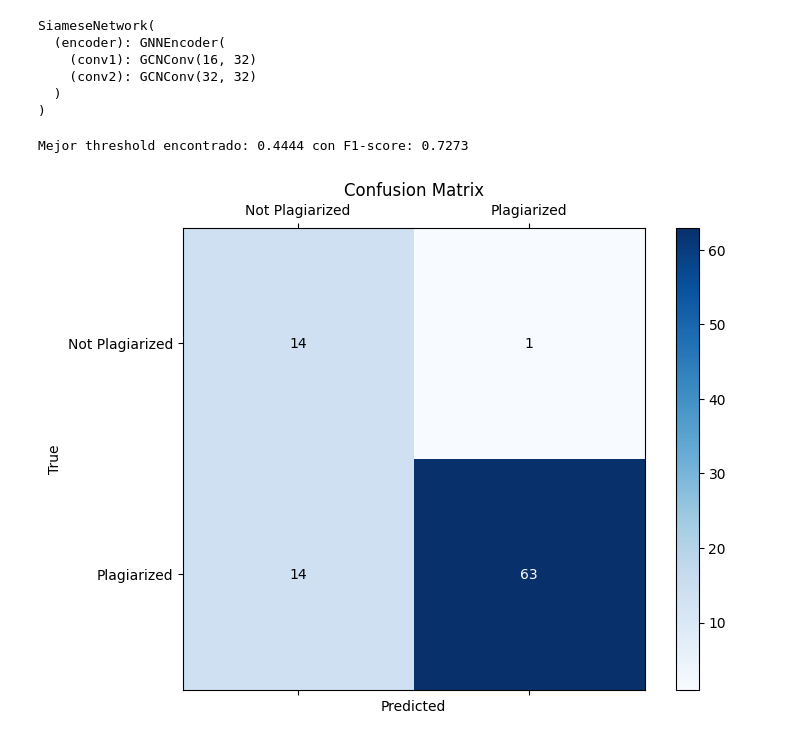
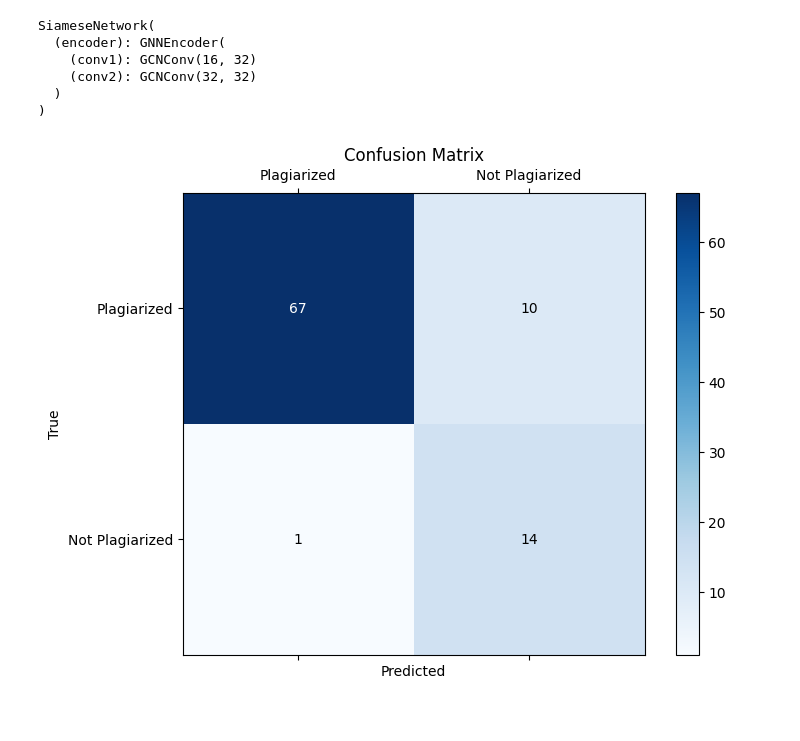
Before and after one commit to ricardo020202/plagiarism-detector, a Jupyter notebook: siamese.ipynb, the cells around one changed output. Saved outputs shown, nothing was run; the diff lists cells and outputs as text; code cells hidden in the pictures.

```diff
--- a/siamese.ipynb
+++ b/siamese.ipynb
@@ -308,7 +312,7 @@ loaded_model = SiameseNetwork(
     hidden_channels=hidden_dim,
     out_channels=out_dim
 ).to(device)
-model.load_state_dict(torch.load("models/siamese_gnn_model11.pth"))
+model.load_state_dict(torch.load("models/siamese_gnn_model12.pth"))
 model.eval()
 # %% [output]
 SiameseNetwork(
@@ -318,40 +322,6 @@ SiameseNetwork(
   )
 )
 # %%
-def find_best_threshold(model, dataset, device, batch_size=32, thresholds=np.linspace(0, 2, 100)):
-    model.eval()
-    all_preds_raw = []
-    all_labels = []
-
-    with torch.no_grad():
-        for i in range(0, len(dataset), batch_size):
-            batch_pairs = dataset[i:i+batch_size]
-
-            batch1, batch2, labels = collate_fn(batch_pairs, device)
-
-            h1, h2 = model(batch1, batch2)
-
-            distances = F.pairwise_distance(h1, h2)
-            all_preds_raw.extend(distances.cpu().numpy())
-            all_labels.extend(labels.cpu().numpy())
-
-    all_preds_raw = np.array(all_preds_raw)
-    all_labels = np.array(all_labels)
-
-    best_threshold = None
-    best_f1 = -1
-
-    for threshold in thresholds:
-        preds = (all_preds_raw < threshold).astype(int)
-        f1 = f1_score(all_labels, preds)
-
-        if f1 > best_f1:
-            best_f1 = f1
-            best_threshold = threshold
-
-    return best_threshold, best_f1
-
-
 def compute_confusion_matrix(model, dataset, device, batch_size=batch_size, threshold=threshold):
     model.eval()
     all_preds = []
@@ -374,7 +344,7 @@ def compute_confusion_matrix(model, dataset, device, batch_size=batch_size, thre
     all_preds = [int(round(x)) for x in all_preds]
     all_labels = [int(round(x)) for x in all_labels]
 
-    cm = confusion_matrix(all_labels, all_preds, labels=[0, 1])
+    cm = confusion_matrix(all_labels, all_preds, labels=[1, 0])
     return cm
 
 def plot_confusion_matrix(cm, labels):
@@ -392,11 +362,7 @@ def plot_confusion_matrix(cm, labels):
     plt.title('Confusion Matrix')
     plt.show()
 # %%
-best_threshold, best_f1 = find_best_threshold(model, val_pairs, device)
-print(f"Mejor threshold encontrado: {best_threshold:.4f} con F1-score: {best_f1:.4f}")
-
-cm = compute_confusion_matrix(loaded_model, test_pairs, device, batch_size=batch_size, threshold=best_threshold)
-plot_confusion_matrix(cm, labels=['Not Plagiarized', 'Plagiarized'])
+cm = compute_confusion_matrix(loaded_model, test_pairs, device, batch_size=batch_size, threshold=threshold)
+plot_confusion_matrix(cm, labels=['Plagiarized', 'Not Plagiarized'])
 # %% [output]
-Mejor threshold encontrado: 0.4444 con F1-score: 0.7273
-[figure, old version]
+[figure, new version]
```
Also changed, not shown: parts of 5 cells of this notebook, 5 other files.
